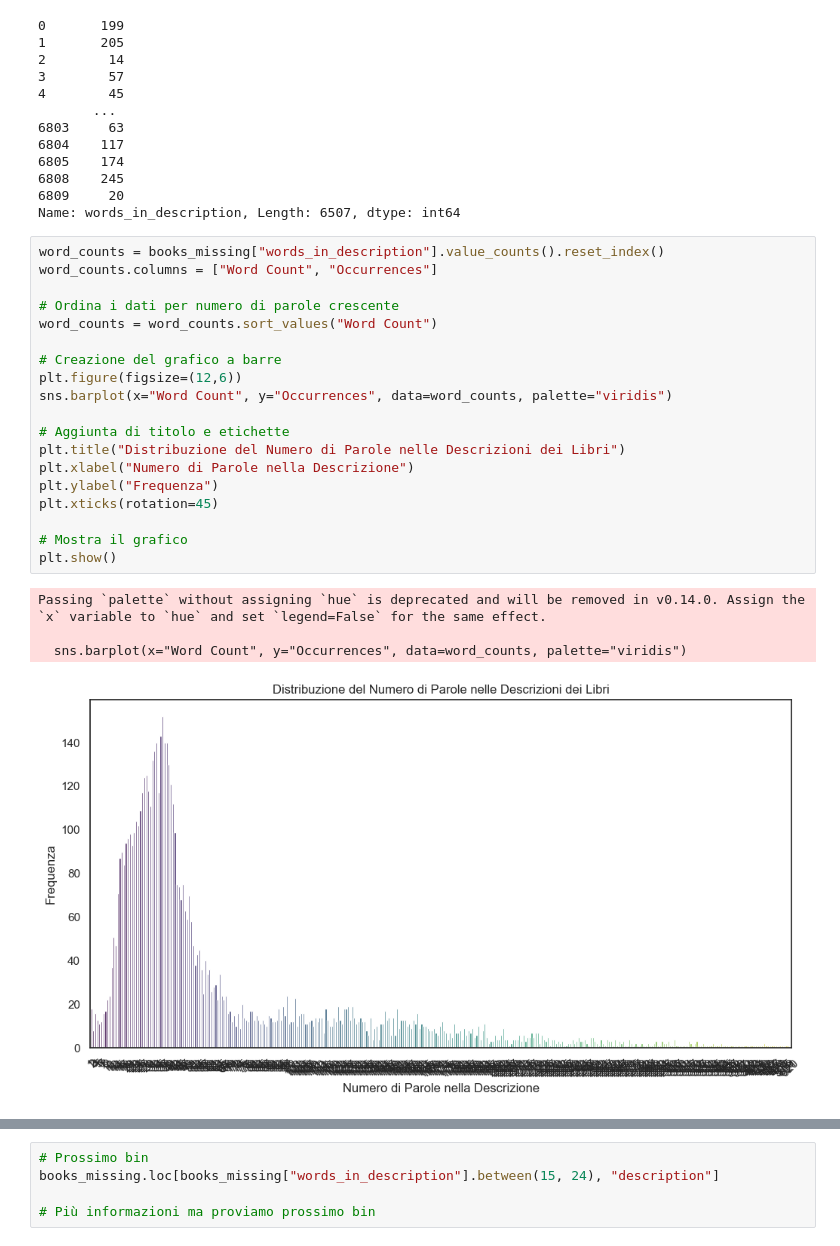
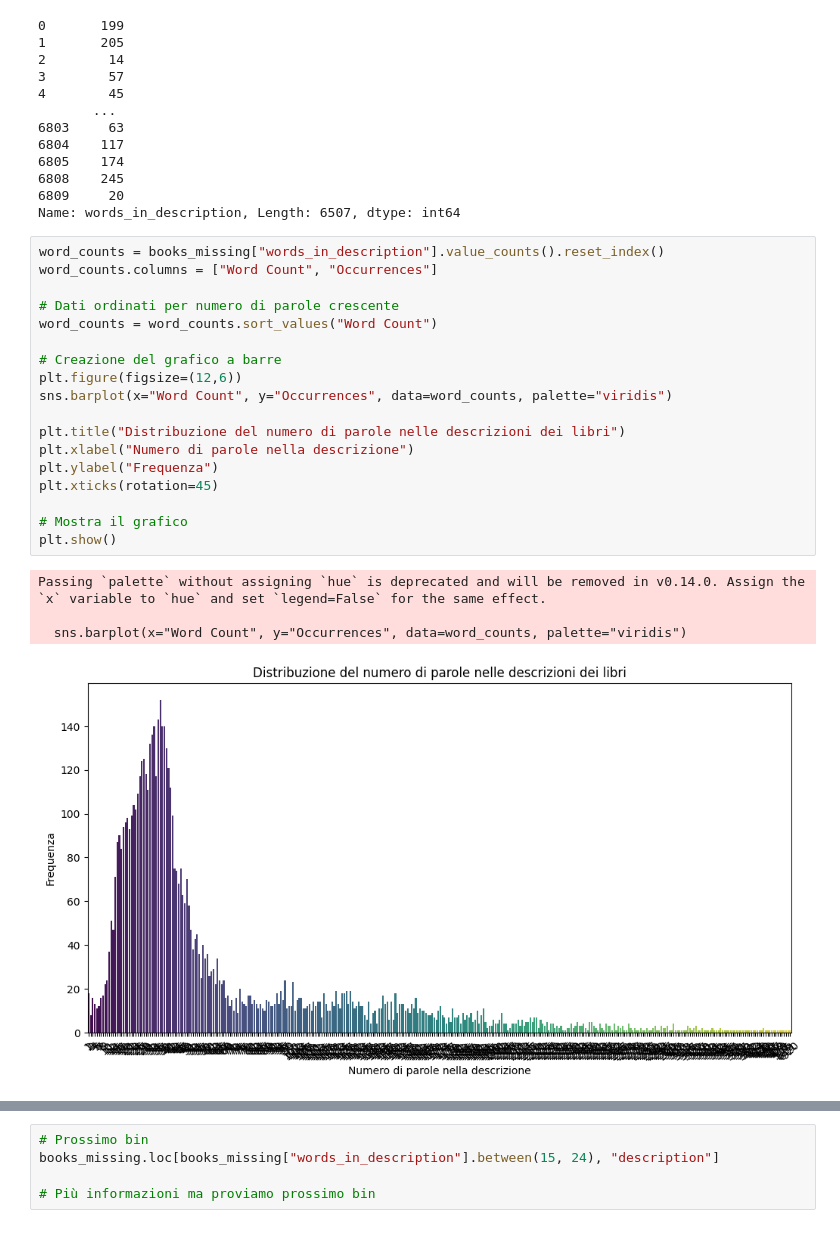
Before and after one commit to francesca452/nlp-book-recommender, a Jupyter notebook: data-exploration.ipynb, the cells around one changed output, grey strips where cells are left out. Saved outputs shown, nothing was run; the diff lists cells and outputs as text.

```diff
--- a/data-exploration.ipynb
+++ b/data-exploration.ipynb
@@ -441,25 +412,24 @@ Name: words_in_description, Length: 6507, dtype: int64
 # %%
 word_counts = books_missing["words_in_description"].value_counts().reset_index()
 word_counts.columns = ["Word Count", "Occurrences"]
 
-# Ordina i dati per numero di parole crescente
+# Dati ordinati per numero di parole crescente
 word_counts = word_counts.sort_values("Word Count")
 
 # Creazione del grafico a barre
 plt.figure(figsize=(12,6))
 sns.barplot(x="Word Count", y="Occurrences", data=word_counts, palette="viridis")
 
-# Aggiunta di titolo e etichette
-plt.title("Distribuzione del Numero di Parole nelle Descrizioni dei Libri")
-plt.xlabel("Numero di Parole nella Descrizione")
+plt.title("Distribuzione del numero di parole nelle descrizioni dei libri")
+plt.xlabel("Numero di parole nella descrizione")
 plt.ylabel("Frequenza")
 plt.xticks(rotation=45)
 
 # Mostra il grafico
 plt.show()
 # %% [output]
 Passing `palette` without assigning `hue` is deprecated and will be removed in v0.14.0. Assign the `x` variable to `hue` and set `legend=False` for the same effect.
 
   sns.barplot(x="Word Count", y="Occurrences", data=word_counts, palette="viridis")
-[figure, old version]
+[figure, new version]
 # %%
```
Also changed, not shown: parts of 55 cells of this notebook.
